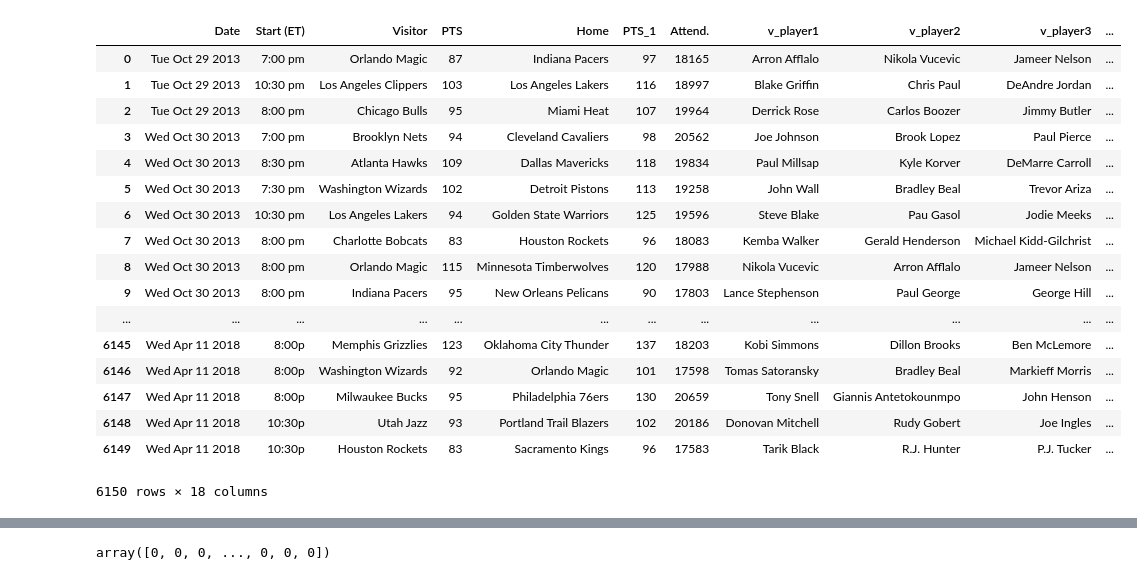
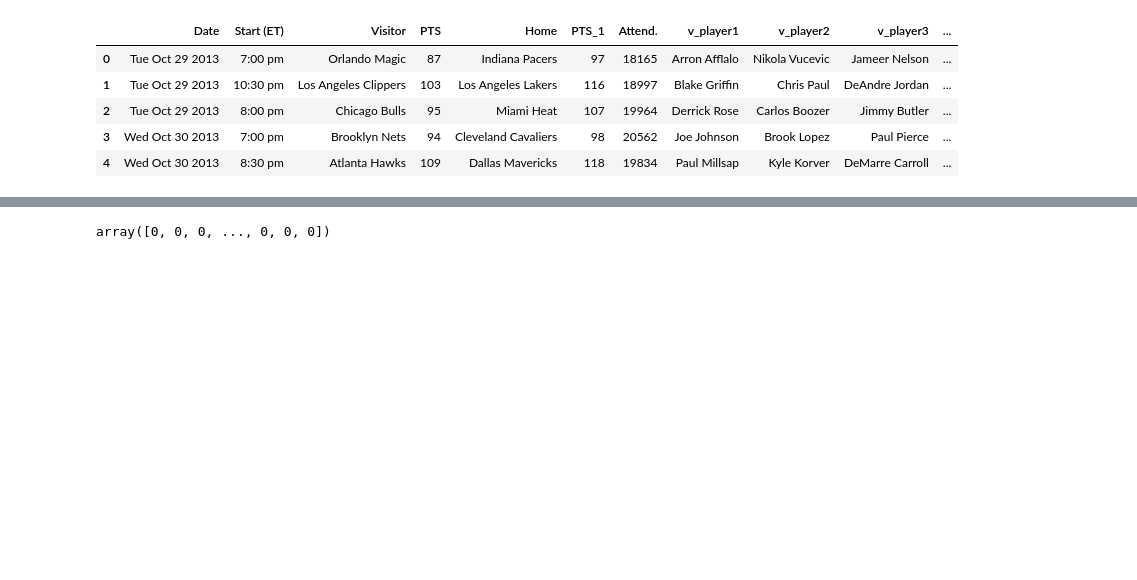
Before and after one commit to cis-519-team/project, a Jupyter notebook: Untitled.ipynb, the cells around one changed output, grey strips where cells are left out. Cells and saved outputs as stored; diff of their text form; code cells hidden in the pictures; blank space fills up the shorter version.

```diff
--- a/Untitled.ipynb
+++ b/Untitled.ipynb
@@ -21,26 +21,14 @@ def who_win(a,b):
         return 0
 data['visitor_win']=data.apply(lambda x: who_win(x.PTS, x.PTS_1), axis = 1)
 # %%
-data
+data.head()
 # %% [output]
 |  | Date | Start (ET) | Visitor | PTS | Home | PTS_1 | Attend. | v_player1 | v_player2 | v_player3 | ... |
 | 0 | Tue Oct 29 2013 | 7:00 pm | Orlando Magic | 87 | Indiana Pacers | 97 | 18165 | Arron Afflalo | Nikola Vucevic | Jameer Nelson | ... |
 | 1 | Tue Oct 29 2013 | 10:30 pm | Los Angeles Clippers | 103 | Los Angeles Lakers | 116 | 18997 | Blake Griffin | Chris Paul | DeAndre Jordan | ... |
 | 2 | Tue Oct 29 2013 | 8:00 pm | Chicago Bulls | 95 | Miami Heat | 107 | 19964 | Derrick Rose | Carlos Boozer | Jimmy Butler | ... |
 | 3 | Wed Oct 30 2013 | 7:00 pm | Brooklyn Nets | 94 | Cleveland Cavaliers | 98 | 20562 | Joe Johnson | Brook Lopez | Paul Pierce | ... |
 | 4 | Wed Oct 30 2013 | 8:30 pm | Atlanta Hawks | 109 | Dallas Mavericks | 118 | 19834 | Paul Millsap | Kyle Korver | DeMarre Carroll | ... |
-| 5 | Wed Oct 30 2013 | 7:30 pm | Washington Wizards | 102 | Detroit Pistons | 113 | 19258 | John Wall | Bradley Beal | Trevor Ariza | ... |
-| 6 | Wed Oct 30 2013 | 10:30 pm | Los Angeles Lakers | 94 | Golden State Warriors | 125 | 19596 | Steve Blake | Pau Gasol | Jodie Meeks | ... |
-| 7 | Wed Oct 30 2013 | 8:00 pm | Charlotte Bobcats | 83 | Houston Rockets | 96 | 18083 | Kemba Walker | Gerald Henderson | Michael Kidd-Gilchrist | ... |
-| 8 | Wed Oct 30 2013 | 8:00 pm | Orlando Magic | 115 | Minnesota Timberwolves | 120 | 17988 | Nikola Vucevic | Arron Afflalo | Jameer Nelson | ... |
-| 9 | Wed Oct 30 2013 | 8:00 pm | Indiana Pacers | 95 | New Orleans Pelicans | 90 | 17803 | Lance Stephenson | Paul George | George Hill | ... |
-| ... | ... | ... | ... | ... | ... | ... | ... | ... | ... | ... | ... |
-| 6145 | Wed Apr 11 2018 | 8:00p | Memphis Grizzlies | 123 | Oklahoma City Thunder | 137 | 18203 | Kobi Simmons | Dillon Brooks | Ben McLemore | ... |
-| 6146 | Wed Apr 11 2018 | 8:00p | Washington Wizards | 92 | Orlando Magic | 101 | 17598 | Tomas Satoransky | Bradley Beal | Markieff Morris | ... |
-| 6147 | Wed Apr 11 2018 | 8:00p | Milwaukee Bucks | 95 | Philadelphia 76ers | 130 | 20659 | Tony Snell | Giannis Antetokounmpo | John Henson | ... |
-| 6148 | Wed Apr 11 2018 | 10:30p | Utah Jazz | 93 | Portland Trail Blazers | 102 | 20186 | Donovan Mitchell | Rudy Gobert | Joe Ingles | ... |
-| 6149 | Wed Apr 11 2018 | 10:30p | Houston Rockets | 83 | Sacramento Kings | 96 | 17583 | Tarik Black | R.J. Hunter | P.J. Tucker | ... |
-6150 rows × 18 columns
 # %%
 team_index={'Atlanta Hawks':0,'Boston Celtics':1,'Brooklyn Nets':2,'Charlotte Hornets':3,'Charlotte Bobcats':3,
            'Chicago Bulls':4,'Cleveland Cavaliers':5,'Dallas Mavericks':6,'Denver Nuggets':7,'Detroit Pistons':8,
```
Also changed, not shown: parts of 2 cells of this notebook.
